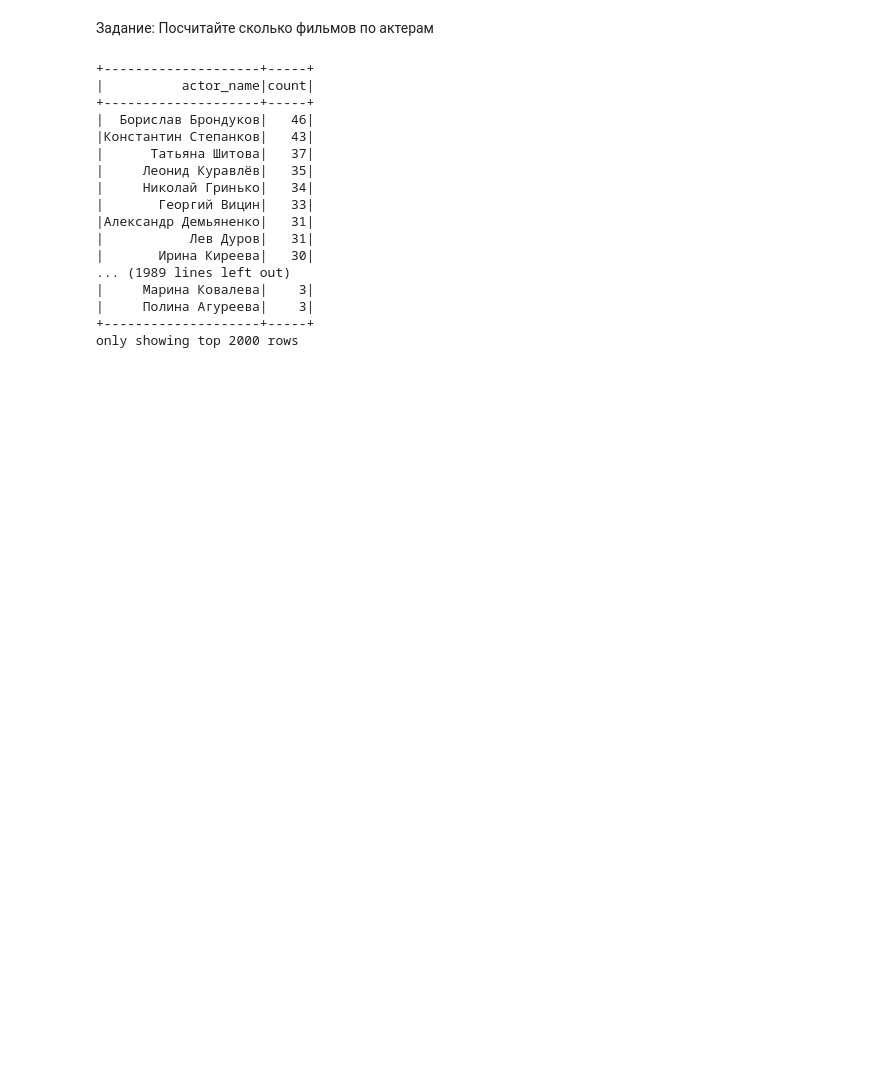
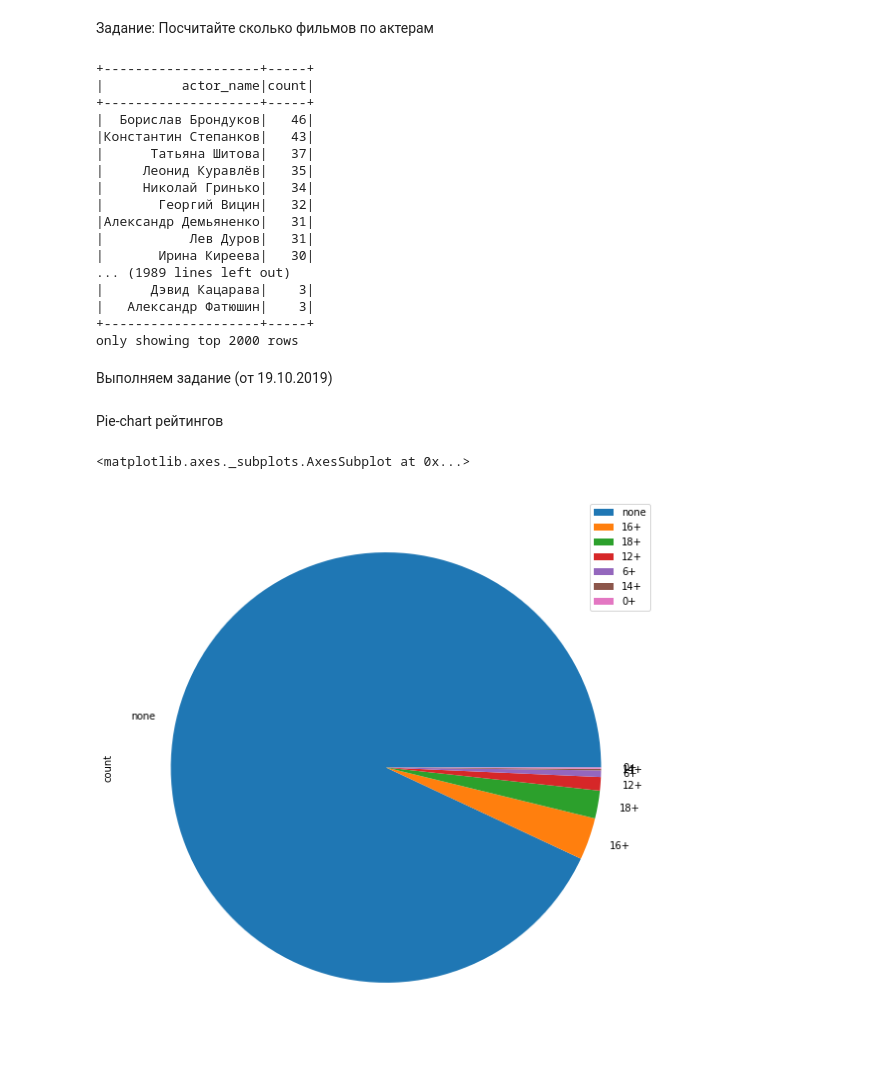
Before and after one commit to OlegZdanevich/SiteScrapper, a Jupyter notebook: notebooks/SiteScrapping.ipynb, the cells around one changed output. Cells and saved outputs as stored; diff of their text form; code cells hidden in the pictures; blank space fills up the shorter version.

Commit message:
Plots and Word Clouds

```diff
--- a/notebooks/SiteScrapping.ipynb
+++ b/notebooks/SiteScrapping.ipynb
@@ -319,7 +320,7 @@ sc = spark.sparkContext
 # %%
 
 
-pdDF = pd.DataFrame(data).transpose()
+pdDF = DataFrame(data).transpose()
 pdDF[['film_images','film_videos','countries']]=pdDF[['film_images','film_videos','countries']]\
     .applymap(list)
 
@@ -327,7 +328,9 @@ movies_df = spark.createDataFrame(pdDF)
 # %% [markdown]
 Задание: Посчитайте сколько фильмов в каждой возрастной категории.
 # %%
-movies_df.groupBy("age_rank").count().orderBy("count",ascending=False).show()
+movies_by_age_rank_df=movies_df.groupBy("age_rank").count().orderBy("count",ascending=False)
+
+movies_by_age_rank_df.show()
 # %% [output]
 +--------+-----+
 |age_rank|count|
@@ -367,8 +372,10 @@ movie_count_df.groupBy('country').count().orderBy("count",ascending=False).show(
 Задание:
 Посчитайте сколько фильмов по актерам
 # %%
-movies_df.select("name", explode(movies_df.actors).alias("actor_name", "data"))\
-    .groupBy('actor_name').count().orderBy("count",ascending=False).show(2000)
+movies_by_actors_df=movies_df.select("name", explode(movies_df.actors).alias("actor_name", "data"))\
+    .groupBy('actor_name').count().orderBy("count",ascending=False)
+
+movies_by_actors_df.show(2000)
 # %% [output]
 +--------------------+-----+
 |          actor_name|count|
@@ -378,12 +385,21 @@ movies_df.select("name", explode(movies_df.actors).alias("actor_name", "data"))\
 |      Татьяна Шитова|   37|
 |     Леонид Куравлёв|   35|
 |     Николай Гринько|   34|
-|       Георгий Вицин|   33|
+|       Георгий Вицин|   32|
 |Александр Демьяненко|   31|
 |           Лев Дуров|   31|
 |       Ирина Киреева|   30|
 ... (1989 lines left out)
-|     Марина Ковалева|    3|
-|     Полина Агуреева|    3|
+|      Дэвид Кацарава|    3|
+|   Александр Фатюшин|    3|
 +--------------------+-----+
 only showing top 2000 rows
+# %% [markdown]
+Выполняем задание (от 19.10.2019)
+# %% [markdown]
+Pie-chart рейтингов
+# %%
+movies_by_age_rank_df.toPandas().set_index('age_rank').plot.pie(y="count", figsize=(10, 10))
+# %% [output]
+<matplotlib.axes._subplots.AxesSubplot at 0x...>
+[figure, added]
```
Also changed, not shown: parts of 12 cells of this notebook, 2 other files.
